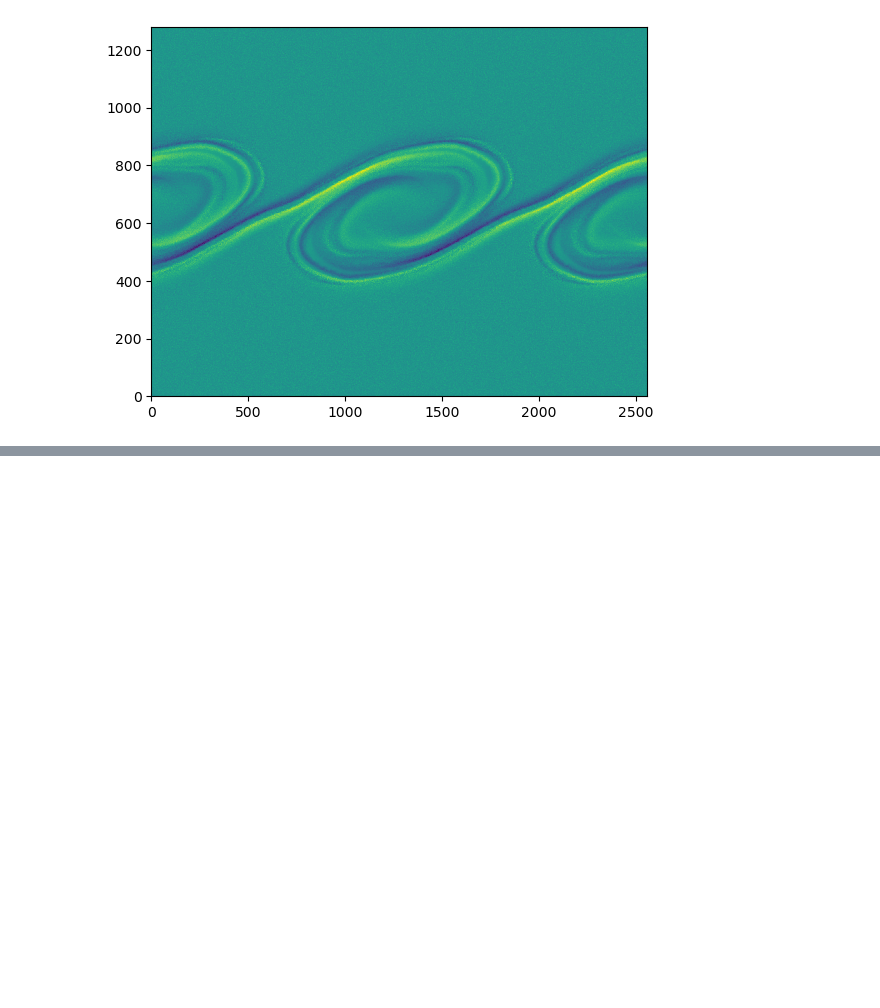
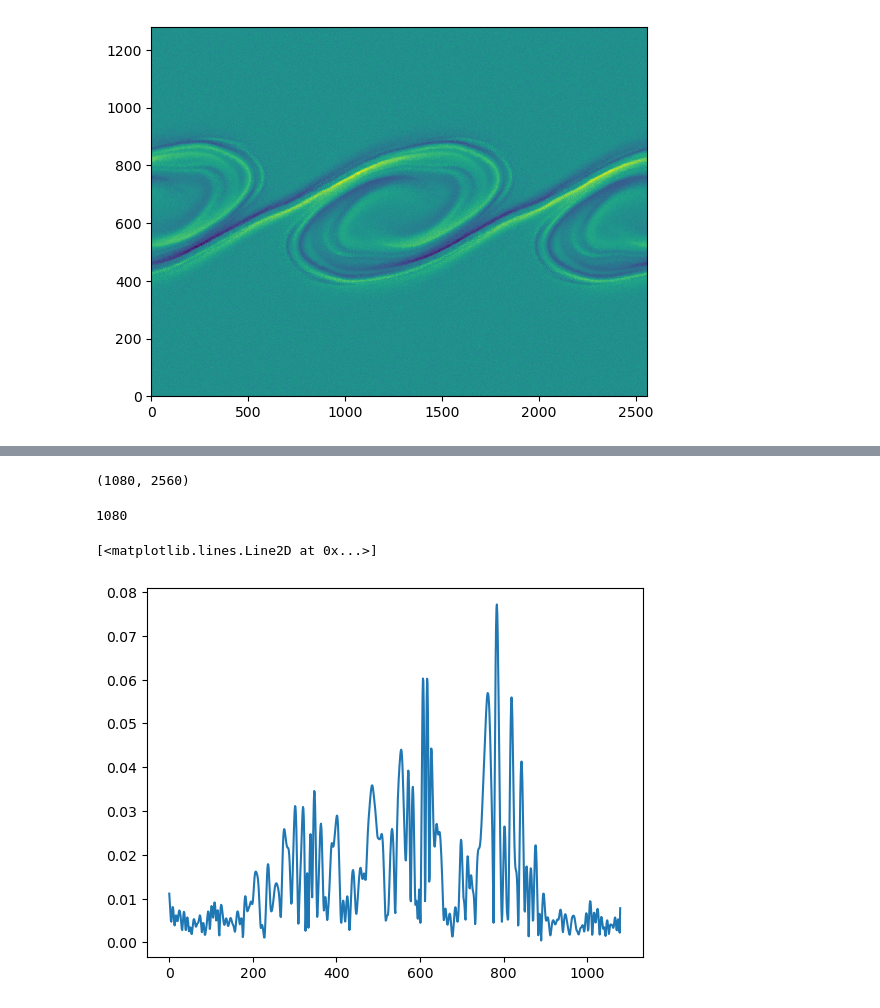
Before and after one commit to jgoodwill1/TurbPy, a Jupyter notebook: Analysis/Jupyter/plot.ipynb, the cells around one changed output, grey strips where cells are left out. Drawn from its saved outputs; the diff is of its cells as text; code cells hidden in the pictures; blank space fills up the shorter version.

```diff
--- a/Analysis/Jupyter/plot.ipynb
+++ b/Analysis/Jupyter/plot.ipynb
@@ -33,0 +74,17 @@ plt.pcolormesh(jz)
+# %%
+omi_abs.shape
+# %% [output]
+(1080, 2560)
+# %%
+print(len(omi_abs[:,1250]))
+# %% [output]
+1080
+# %%
+plt.plot(omi_abs[:,1250])
+# plt.ylim(0, 0.01)
+# plt.xlim(0.01,100)
+# plt.axvline(60)
+# plt.axvline(1220)
+# %% [output]
+[<matplotlib.lines.Line2D at 0x...>]
+[figure, added]
```
Also changed, not shown: parts of 17 cells of this notebook, 45 other files.
